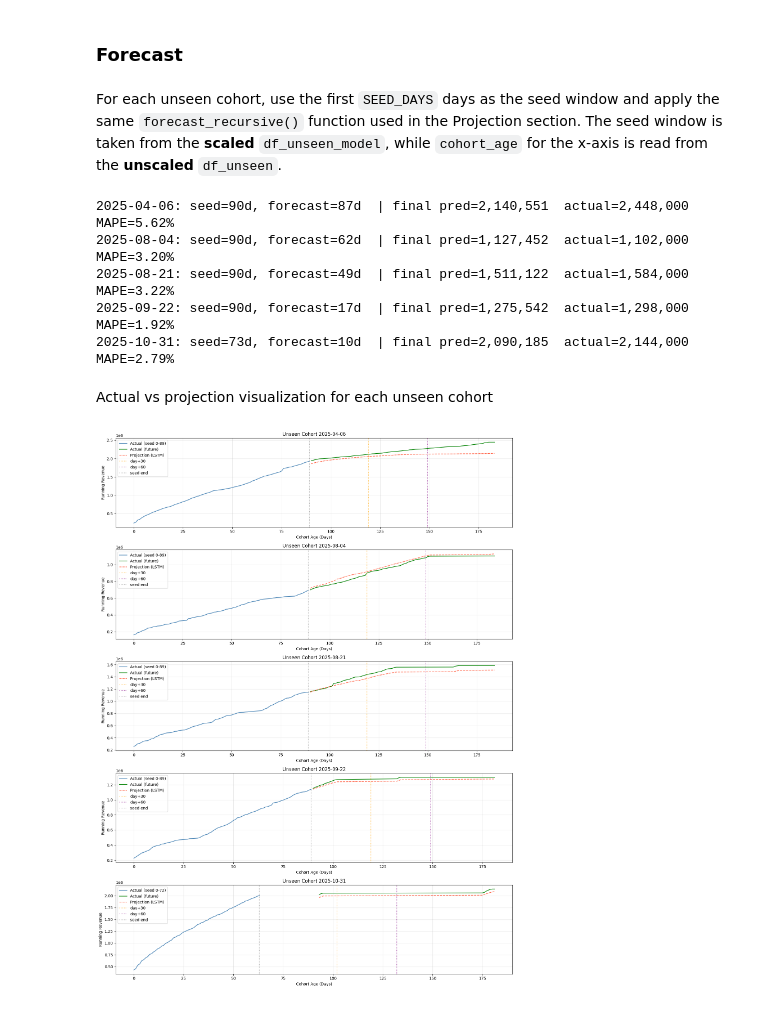
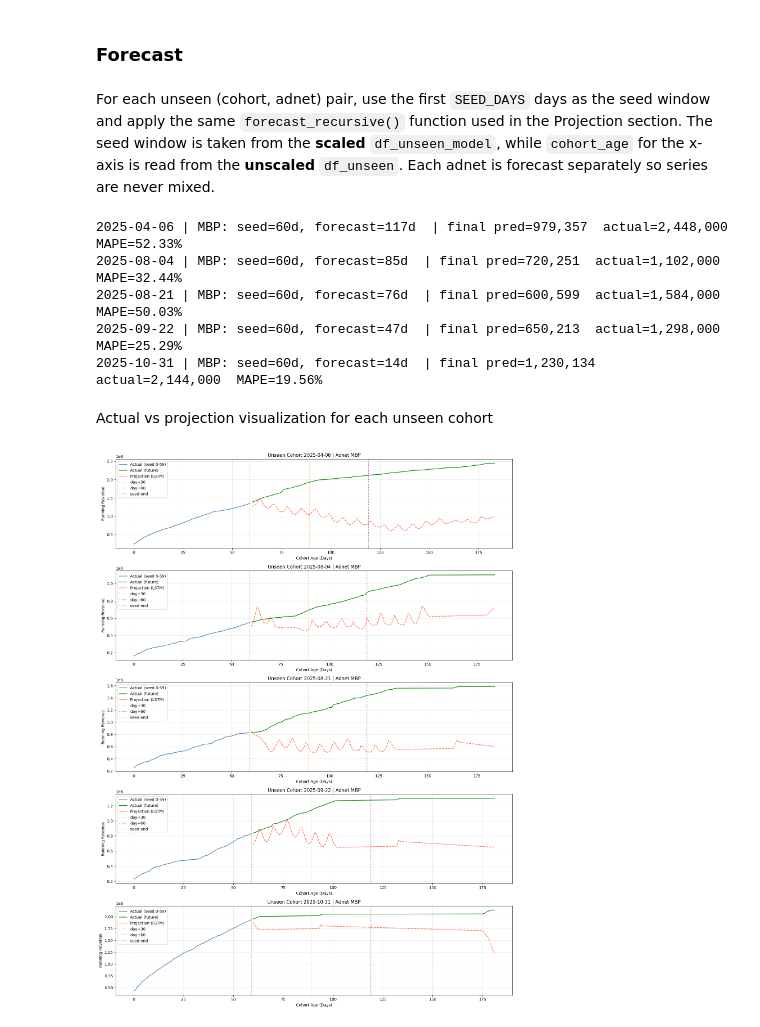
Before and after one commit to mrifala29/ltv-projection, a Jupyter notebook: LTV_Projection_VAS_LSTM.ipynb, the cells around one changed output. Drawn from its saved outputs; the diff is of its cells as text; code cells hidden in the pictures.

```diff
--- a/LTV_Projection_VAS_LSTM.ipynb
+++ b/LTV_Projection_VAS_LSTM.ipynb
@@ -394,6 +398,8 @@ KEEP_COLS = [
     'revenue_dailypush',
     'no_of_user',
     'day_of_week',
+    'weekend',
+    'day_of_month',
     'subject_encoded',
     'adnet_encoded'
 ]
@@ -453,6 +459,8 @@ FEATURES = [
     'revenue_running_total',
     'cohort_age',
     'day_of_week',
+    'weekend',
+    'day_of_month',
 ]
 
 TARGET = 'revenue_running_total'
@@ -956,6 +977,8 @@ df_unseen['cohort_age'] = (
 ).dt.days
 
 df_unseen['day_of_week'] = df_unseen['date_update'].dt.dayofweek
+df_unseen['weekend'] = (df_unseen['date_update'].dt.dayofweek >= 5).astype(int)
+df_unseen['day_of_month'] = df_unseen['date_update'].dt.day
 
 df_unseen = (
     df_unseen
@@ -1051,25 +1074,37 @@ plt.show()
 # %% [markdown]
 ### Forecast
 # %% [markdown]
-For each unseen cohort, use the first `SEED_DAYS` days as the seed window and apply the same `forecast_recursive()` function used in the Projection section. The seed window is taken from the **scaled** `df_unseen_model`, while `cohort_age` for the x-axis is read from the **unscaled** `df_unseen`.
+For each unseen (cohort, adnet) pair, use the first `SEED_DAYS` days as the seed window and apply the same `forecast_recursive()` function used in the Projection section. The seed window is taken from the **scaled** `df_unseen_model`, while `cohort_age` for the x-axis is read from the **unscaled** `df_unseen`. Each adnet is forecast separately so series are never mixed.
 # %%
 results_unseen = {}
 
-for cohort in unseen_cohorts:
+# Iterate over (cohort, adnet) pairs so each adnet series is forecast separately
+for (cohort, adnet), cohort_raw in (
+    df_unseen.groupby(['date_created_at', 'adnet'])
+):
 
     # Unscaled — for age-based slicing and x-axis
     cohort_raw = (
-        df_unseen[df_unseen['date_created_at'] == cohort]
+        cohort_raw
         .sort_values('cohort_age')
         .reset_index(drop=True)
     )
 
-    # Scaled — model input
+    adnet_code = adnet_encoder.transform([adnet])[0]
+
+    # Scaled — model input (same cohort AND adnet)
     cohort_scaled = (
-        df_unseen_model[df_unseen_model['date_created_at'] == cohort]
+        df_unseen_model[
+            (df_unseen_model['date_created_at'] == cohort)
+            & (df_unseen_model['adnet_encoded'] == adnet_code)
+        ]
         .sort_values('cohort_age')
         .reset_index(drop=True)
     )
+
+    if len(cohort_raw) <= WINDOW_SIZE:
+        # Not enough history to build a seed window — skip
+        continue
 
     seed_len  = min(SEED_DAYS, len(cohort_raw) - 1)
     seed_idx  = cohort_raw[cohort_raw['cohort_age'] < seed_len].index
@@ -1077,6 +1112,9 @@ for cohort in unseen_cohorts:
     seed_df_u   = cohort_scaled.iloc[:len(seed_idx)]
     future_df_u = cohort_scaled.iloc[len(seed_idx):].reset_index(drop=True)
     n_steps     = len(future_df_u)
+
+    if n_steps == 0:
+        continue
 
     seed = seed_df_u[FEATURES].values[-WINDOW_SIZE:]
 
@@ -1090,8 +1128,9 @@ for cohort in unseen_cohorts:
         future_df_u[FEATURES].values[:, FEATURES.index(TARGET)]
     )
 
-    results_unseen[cohort] = {
+    results_unseen[(cohort, adnet)] = {
         'cohort_raw': cohort_raw,
+        'adnet': adnet,
         'seed_len': seed_len,
         'seed_df': seed_df_u,
         'pred_running': pred_running_u,
@@ -1101,13 +1140,13 @@ for cohort in unseen_cohorts:
 
     # Calculate MAPE for full horizon
     mape_full = mean_absolute_percentage_error(actual_running_u, pred_running_u) * 100
-    print(f"{str(cohort)[:10]}: seed={seed_len}d, forecast={n_steps}d  | final pred={pred_running_u[-1]:,.0f}  actual={actual_running_u[-1]:,.0f}  MAPE={mape_full:.2f}%")
+    print(f"{str(cohort)[:10]} | {adnet}: seed={seed_len}d, forecast={n_steps}d  | final pred={pred_running_u[-1]:,.0f}  actual={actual_running_u[-1]:,.0f}  MAPE={mape_full:.2f}%")
 # %% [output]
-2025-04-06: seed=90d, forecast=87d  | final pred=2,140,551  actual=2,448,000  MAPE=5.62%
-2025-08-04: seed=90d, forecast=62d  | final pred=1,127,452  actual=1,102,000  MAPE=3.20%
-2025-08-21: seed=90d, forecast=49d  | final pred=1,511,122  actual=1,584,000  MAPE=3.22%
-2025-09-22: seed=90d, forecast=17d  | final pred=1,275,542  actual=1,298,000  MAPE=1.92%
-2025-10-31: seed=73d, forecast=10d  | final pred=2,090,185  actual=2,144,000  MAPE=2.79%
+2025-04-06 | MBP: seed=60d, forecast=117d  | final pred=979,357  actual=2,448,000  MAPE=52.33%
+2025-08-04 | MBP: seed=60d, forecast=85d  | final pred=720,251  actual=1,102,000  MAPE=32.44%
+2025-08-21 | MBP: seed=60d, forecast=76d  | final pred=600,599  actual=1,584,000  MAPE=50.03%
+2025-09-22 | MBP: seed=60d, forecast=47d  | final pred=650,213  actual=1,298,000  MAPE=25.29%
+2025-10-31 | MBP: seed=60d, forecast=14d  | final pred=1,230,134  actual=2,144,000  MAPE=19.56%
 # %% [markdown]
 Actual vs projection visualization for each unseen cohort
 # %%
@@ -1117,38 +1156,38 @@ fig, axes = plt.subplots(n_cohorts, 1, figsize=(15, 4 * n_cohorts))
 if n_cohorts == 1:
     axes = [axes]
 
-for ax, (cohort, r) in zip(axes, results_unseen.items()):
+for ax, ((cohort, adnet), r) in zip(axes, results_unseen.items()):
     cohort_raw = r['cohort_raw']
     seed_len   = r['seed_len']
     n_steps    = r['n_steps']
 
     seed_running_u = inverse_target(
         r['seed_df'][FEATURES].values[:, FEATURES.index(TARGET)]
     )
 
     seed_age   = cohort_raw[cohort_raw['cohort_age'] < seed_len]['cohort_age'].values
     future_age = cohort_raw[cohort_raw['cohort_age'] >= seed_len]['cohort_age'].values[:n_steps]
     pred_age   = future_age[:len(r['pred_running'])]
 
     ax.plot(seed_age,   seed_running_u,    label=f'Actual (seed 0-{seed_len-1})', color='steelblue')
     ax.plot(future_age, r['actual_running'],label='Actual (future)',              color='green')
     ax.plot(pred_age,   r['pred_running'],  label='Projection (LSTM)',            color='tomato', linestyle='--')
 
     for offset, color in [(30, 'orange'), (60, 'purple')]:
         day = seed_len + offset - 1
         if len(future_age) > 0 and day <= future_age[-1]:
             ax.axvline(x=day, color=color, linestyle=':', alpha=0.7, label=f'day+{offset}')
 
     if len(seed_age) > 0:
         ax.axvline(x=seed_age[-1], color='gray', linestyle=':', alpha=0.7, label='seed end')
 
-    ax.set_title(f'Unseen Cohort {str(cohort)[:10]}')
+    ax.set_title(f'Unseen Cohort {str(cohort)[:10]} | Adnet {adnet}')
     ax.set_xlabel('Cohort Age (Days)')
     ax.set_ylabel('Running Revenue')
     ax.legend()
     ax.grid(alpha=0.3)
 
 plt.tight_layout()
 plt.show()
 # %% [output]
-[figure, old version]
+[figure, new version]
```
Also changed, not shown: parts of 42 cells of this notebook.
